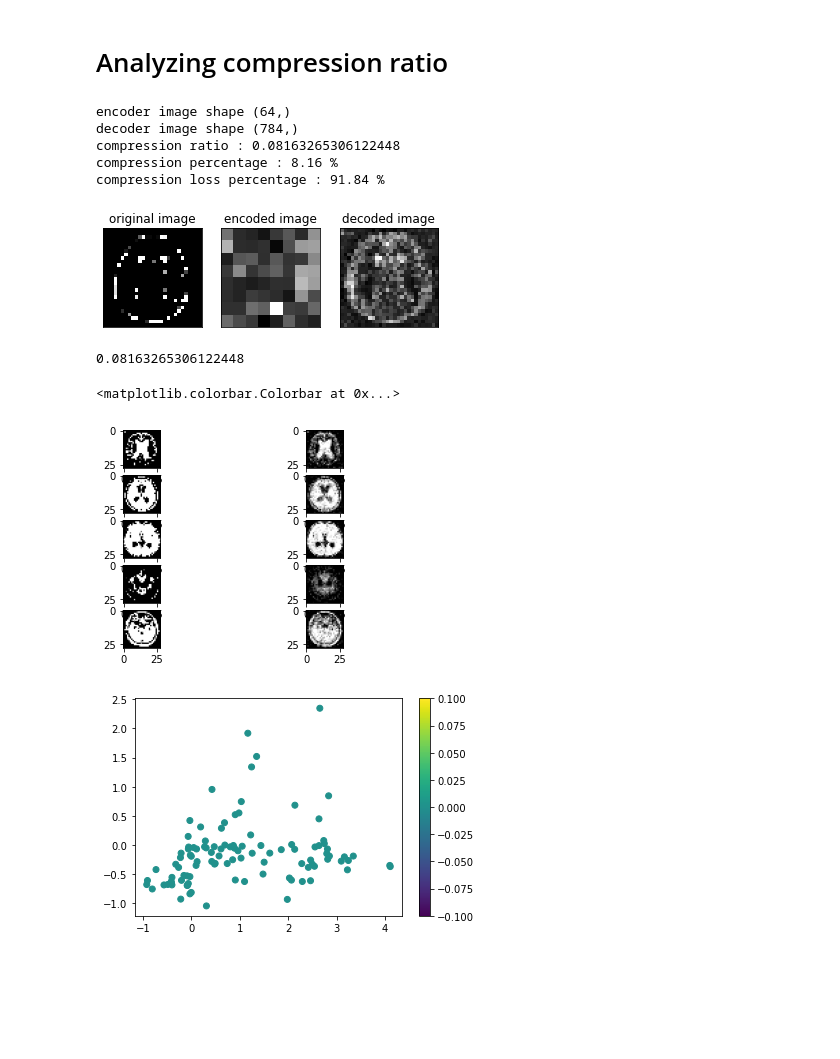
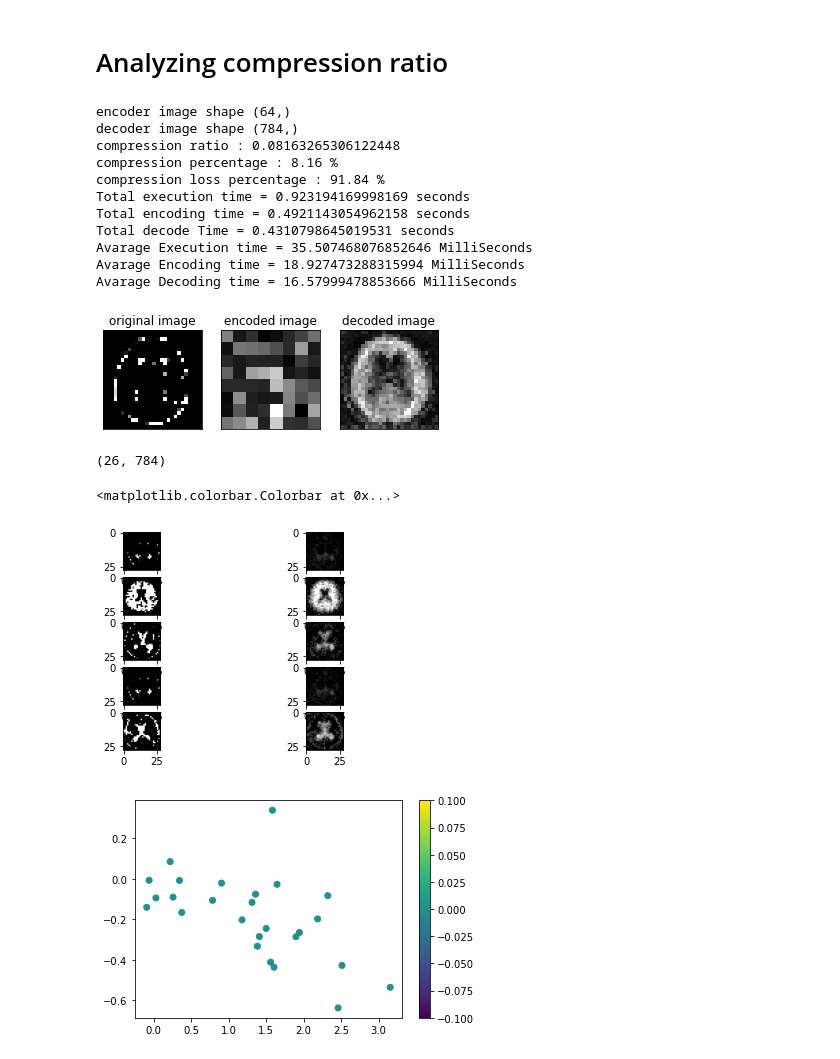
Before and after one commit to tirtharajsinha/Autoencoder_for_image_compression, a Jupyter notebook: Autoencoder for image compression using Deep learning.ipynb, the cells around one changed output. Drawn from its saved outputs; the diff is of its cells as text; code cells hidden in the pictures; blank space fills up the shorter version.

Commit message:
updated the requirements, added performance result(exe time)

```diff
--- a/Autoencoder for image compression using Deep learning.ipynb
+++ b/Autoencoder for image compression using Deep learning.ipynb
@@ -433,10 +459,13 @@ print(y_train.shape,y_test.shape)
 # %%
-# Training Autoencoder
-ae.fit(x_train, x_train, epochs=20, batch_size=10, shuffle=True, validation_data=(x_test, x_test))
+%%time
+start_time = time.time()
 
-encoded_images = encoder.predict(x_train)
+encoded_images = encoder.predict(x_test)
+encode_time=time.time() - start_time
 decoded_images = decoder.predict(encoded_images)
-
+# calculating execution time
+execution_time=time.time() - start_time
+decode_time=execution_time-encode_time
 # reshaping the image of (784,) to plotable image(28,28)
 decoded_images_orig = np.reshape(decoded_images, newshape=(decoded_images.shape[0], 28, 28))
 # %% [output]
@@ -475,6 +488,14 @@ print("compression percentage :",round(compression_ratio*100,2),"%")
 # loss at encoding is 100 - compression ratio * 100
 print("compression loss percentage :",round(100 - (compression_ratio*100),2),"%")
 
+# avg execution time=total execution time/no of testing sample
+print("Total execution time = {} seconds".format(execution_time))
+print("Total encoding time = {} seconds".format(encode_time))
+print("Total decode Time = {} seconds".format(decode_time))
+
+print("Avarage Execution time = {} MilliSeconds".format(execution_time/encoded_images.shape[0]*1000))
+print("Avarage Encoding time = {} MilliSeconds".format(encode_time/encoded_images.shape[0]*1000))
+print("Avarage Decoding time = {} MilliSeconds".format(decode_time/encoded_images.shape[0]*1000))
 
 # ploting the comparition between original,encoded and decoded image.
 
@@ -512,35 +533,41 @@ decoder image shape (784,)
 compression ratio : 0.08163265306122448
 compression percentage : 8.16 %
 compression loss percentage : 91.84 %
+Total execution time = 0.923194169998169 seconds
+Total encoding time = 0.4921143054962158 seconds
+Total decode Time = 0.4310798645019531 seconds
+Avarage Execution time = 35.507468076852646 MilliSeconds
+Avarage Encoding time = 18.927473288315994 MilliSeconds
+Avarage Decoding time = 16.57999478853666 MilliSeconds
-[figure, old version]
+[figure, new version]
-# %%
-64/784
-# %% [output]
-0.08163265306122448
+# %%
+decoded_images.shape
+# %% [output]
+(26, 784)
 # %%
 import warnings
 warnings.filterwarnings("ignore")
 # comparing some more images between original and decode image.
 num_images_to_show = 5
 for im_ind in range(num_images_to_show):
     plot_ind = im_ind*2 + 1
-    rand_ind = np.random.randint(low=0, high=x_train.shape[0])
+    rand_ind = np.random.randint(low=0, high=x_test.shape[0])
     plt.subplot(num_images_to_show, 2, plot_ind)
-    plt.imshow(x_train_org[rand_ind, :, :], cmap="gray")
+    plt.imshow(x_test_org[rand_ind, :, :], cmap="gray")
     plt.subplot(num_images_to_show, 2, plot_ind+1)
 
     # convert 2D image to 3D
     img_bgr = cv2.cvtColor(decoded_images_orig[rand_ind], cv2.COLOR_GRAY2BGR)
     # Clipping data to the valid range for imshow with RGB data ([0..1]
     plt.imshow(np.clip(img_bgr, 0, 1))
 
 plt.figure()
-plt.scatter(encoded_images[:, 0], encoded_images[:, 1], c=y_train)
+plt.scatter(encoded_images[:, 0], encoded_images[:, 1], c=y_test)
 plt.colorbar()
 # %% [output]
 <matplotlib.colorbar.Colorbar at 0x...>
-[figure, old version]
+[figure, new version]
-[figure, old version]
+[figure, new version]
 # %%
 # !jt -t oceans16 -T -N -kl
 # %%
```
Also changed, not shown: parts of 3 cells of this notebook, 1 other file.
